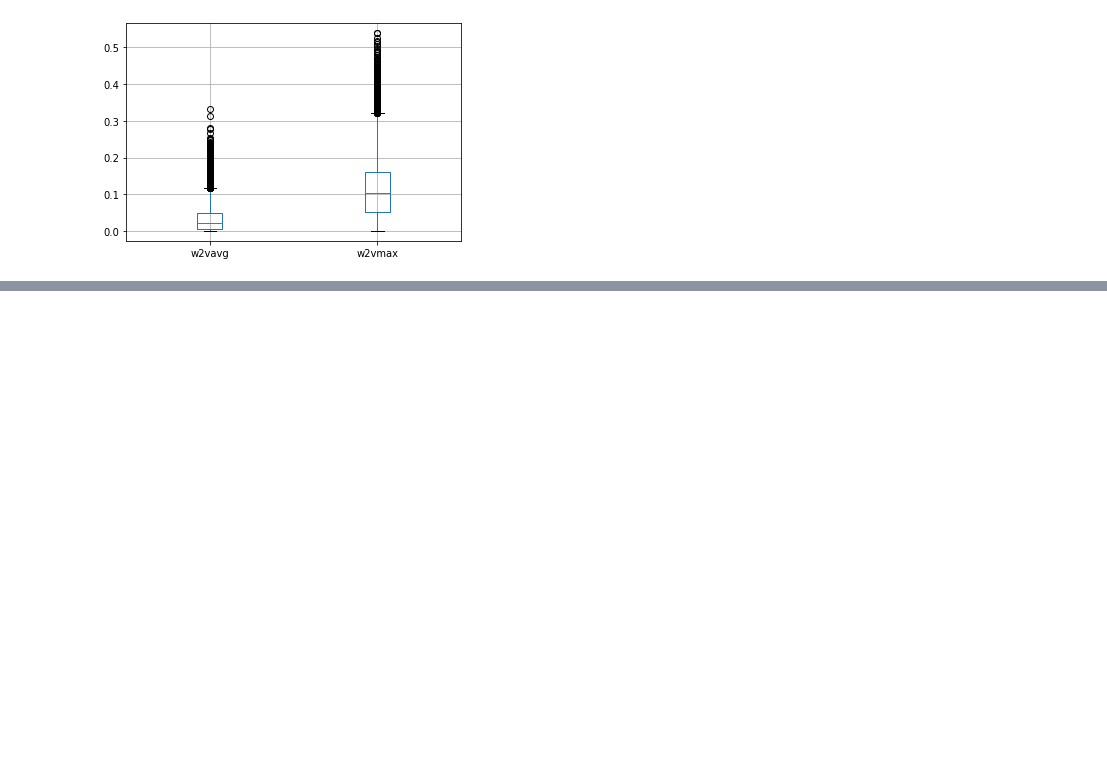
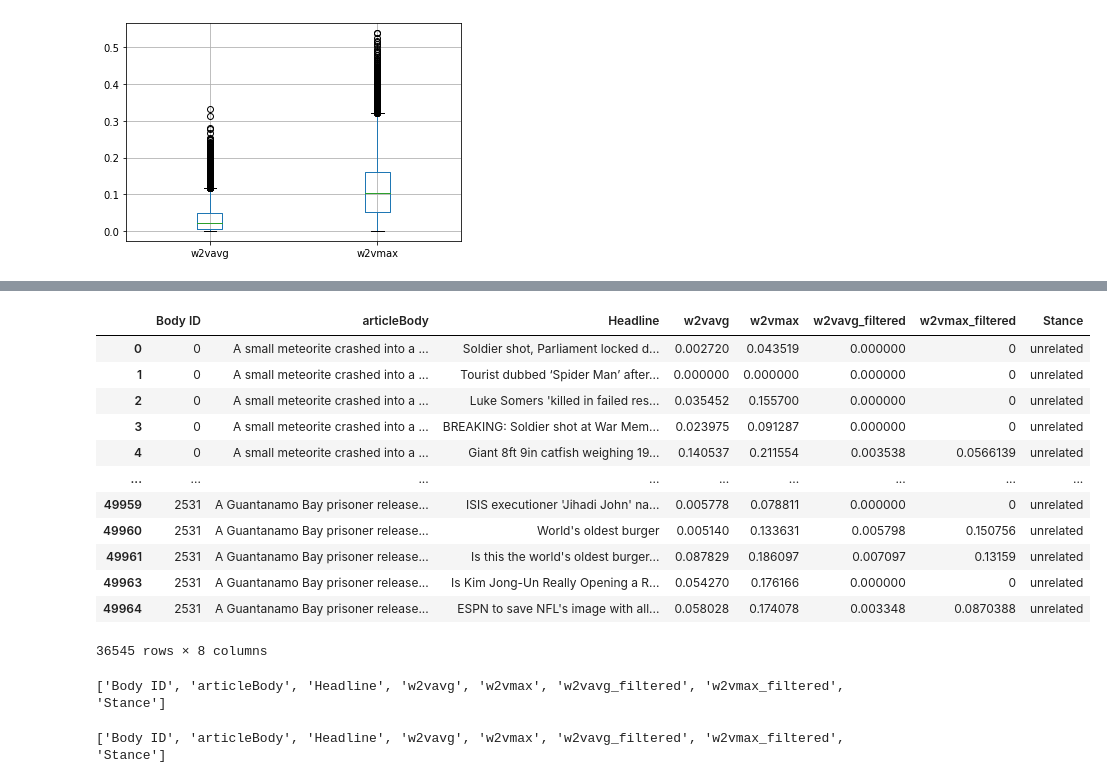
Before and after one commit to 4nds/Strojno_Ucenje_Projekt_FAIR, a Jupyter notebook: src/test.ipynb, the cells around one changed output, grey strips where cells are left out. Saved outputs shown, nothing was run; the diff lists cells and outputs as text; code cells hidden in the pictures; blank space fills up the shorter version.

```diff
--- a/src/test.ipynb
+++ b/src/test.ipynb
@@ -485,0 +735,24 @@ final_train_merge_samo_unrelated.boxplot(['w2vavg', 'w2vmax'])
+# %%
+final_train_merge_w2v_samo_unrelated
+# %% [output]
+|  | Body ID | articleBody | Headline | w2vavg | w2vmax | w2vavg_filtered | w2vmax_filtered | Stance |
+| 0 | 0 | A small meteorite crashed into a ... | Soldier shot, Parliament locked d... | 0.002720 | 0.043519 | 0.000000 | 0 | unrelated |
+| 1 | 0 | A small meteorite crashed into a ... | Tourist dubbed ‘Spider Man’ after... | 0.000000 | 0.000000 | 0.000000 | 0 | unrelated |
+| 2 | 0 | A small meteorite crashed into a ... | Luke Somers 'killed in failed res... | 0.035452 | 0.155700 | 0.000000 | 0 | unrelated |
+| 3 | 0 | A small meteorite crashed into a ... | BREAKING: Soldier shot at War Mem... | 0.023975 | 0.091287 | 0.000000 | 0 | unrelated |
+| 4 | 0 | A small meteorite crashed into a ... | Giant 8ft 9in catfish weighing 19... | 0.140537 | 0.211554 | 0.003538 | 0.0566139 | unrelated |
+| ... | ... | ... | ... | ... | ... | ... | ... | ... |
+| 49959 | 2531 | A Guantanamo Bay prisoner release... | ISIS executioner 'Jihadi John' na... | 0.005778 | 0.078811 | 0.000000 | 0 | unrelated |
+| 49960 | 2531 | A Guantanamo Bay prisoner release... | World's oldest burger | 0.005140 | 0.133631 | 0.005798 | 0.150756 | unrelated |
+| 49961 | 2531 | A Guantanamo Bay prisoner release... | Is this the world's oldest burger... | 0.087829 | 0.186097 | 0.007097 | 0.13159 | unrelated |
+| 49963 | 2531 | A Guantanamo Bay prisoner release... | Is Kim Jong-Un Really Opening a R... | 0.054270 | 0.176166 | 0.000000 | 0 | unrelated |
+| 49964 | 2531 | A Guantanamo Bay prisoner release... | ESPN to save NFL's image with all... | 0.058028 | 0.174078 | 0.003348 | 0.0870388 | unrelated |
+36545 rows × 8 columns
+# %%
+print(final_train_merge_w2v_samo_related.columns.to_list())
+# %% [output]
+['Body ID', 'articleBody', 'Headline', 'w2vavg', 'w2vmax', 'w2vavg_filtered', 'w2vmax_filtered', 'Stance']
+# %%
+print(final_train_merge_w2v_samo_unrelated.columns.to_list())
+# %% [output]
+['Body ID', 'articleBody', 'Headline', 'w2vavg', 'w2vmax', 'w2vavg_filtered', 'w2vmax_filtered', 'Stance']
```
Also changed, not shown: parts of 37 cells of this notebook.
